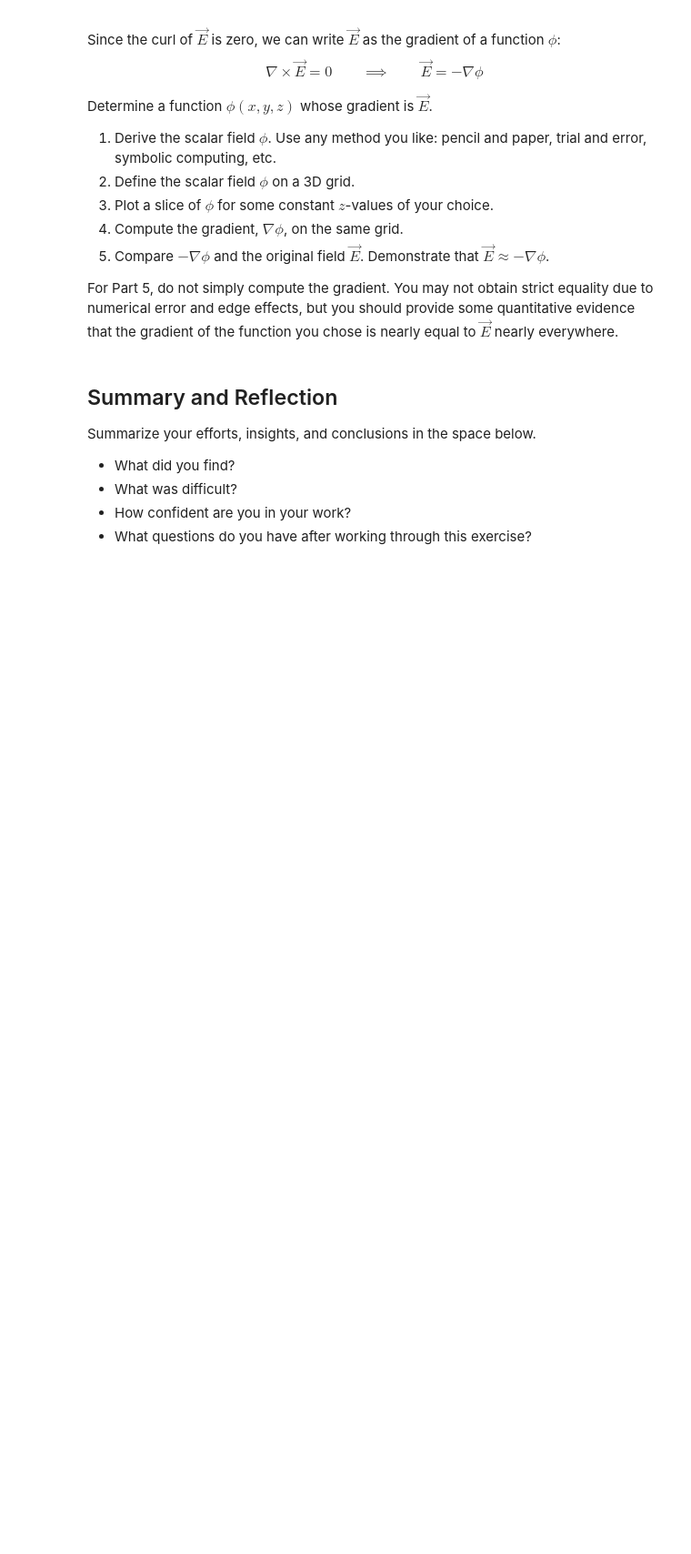
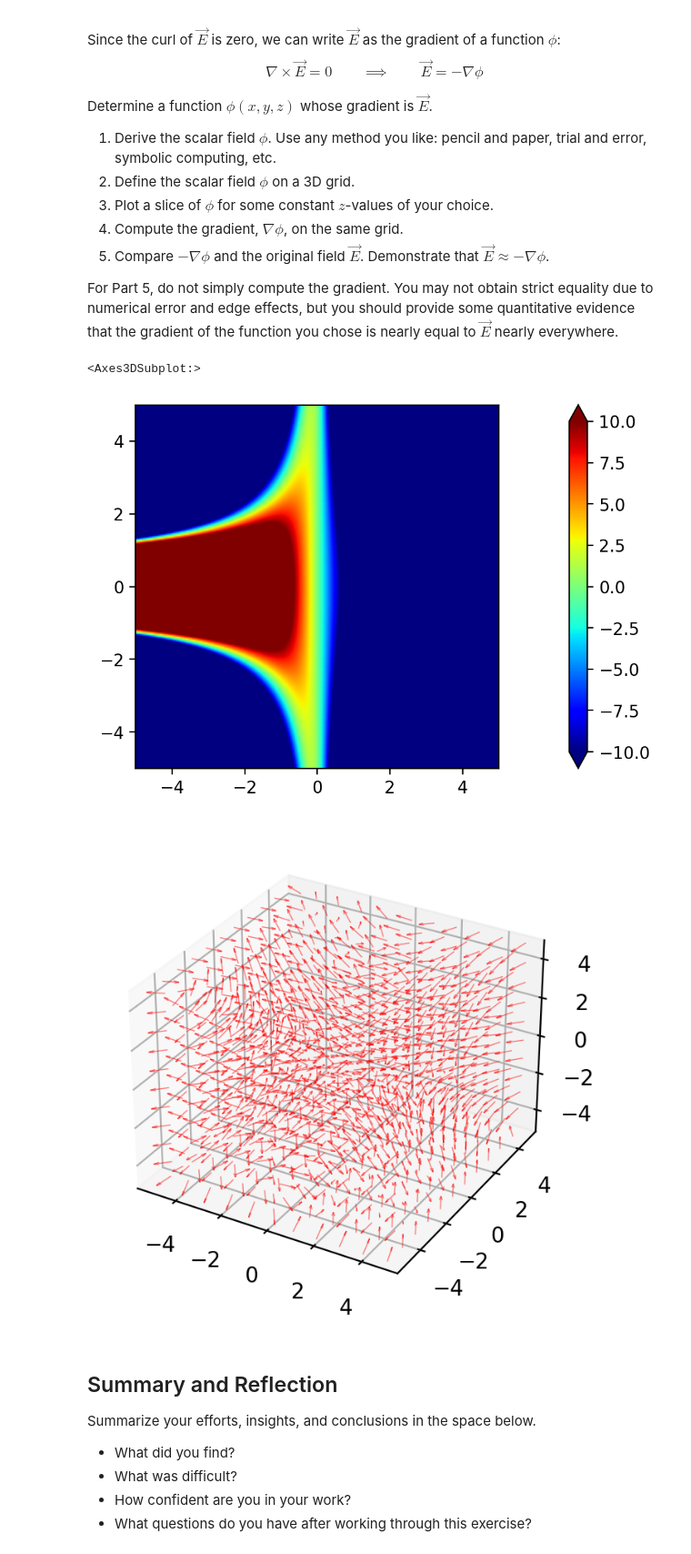
Before and after one commit to dr-kinder/electrodynamics, a Jupyter notebook: week-02/04-potentials-and-fields.ipynb, the cells around one changed output. Shown at 91% size. Cells and saved outputs as stored; diff of their text form; code cells hidden in the pictures; blank space fills up the shorter version.

```diff
--- a/week-02/04-potentials-and-fields.ipynb
+++ b/week-02/04-potentials-and-fields.ipynb
@@ -94,7 +88,23 @@ Determine a function $\phi(x,y,z)$ whose gradient is $\vec{E}$.
 
 For Part 5, do not simply compute the gradient.  You may not obtain strict equality due to numerical error and edge effects, but you should provide some quantitative evidence that the gradient of the function you chose is nearly equal to $\vec{E}$ nearly everywhere.
 # %%
-# Insert your code here.
+# Define scalar potential
+phi = -2*X*(X*Y**2 + Z**3)
+
+z0 = 2.0
+
+# Draw the potential in 3D
+ed.draw_scalar_field(X,Y,Z,phi,z0,cutoff = 10)
+
+# Find gradient of potential
+dPhi = vc.grad(phi,ds)
+
+# Plot dPhi to find electric field
+ed.draw_vector_field(X,Y,Z,*dPhi)
+# %% [output]
+<Axes3DSubplot:>
+[figure, added]
+[figure, added]
 # %% [markdown]
 ## Summary and Reflection
 
```
Also changed, not shown: parts of 2 cells of this notebook.
